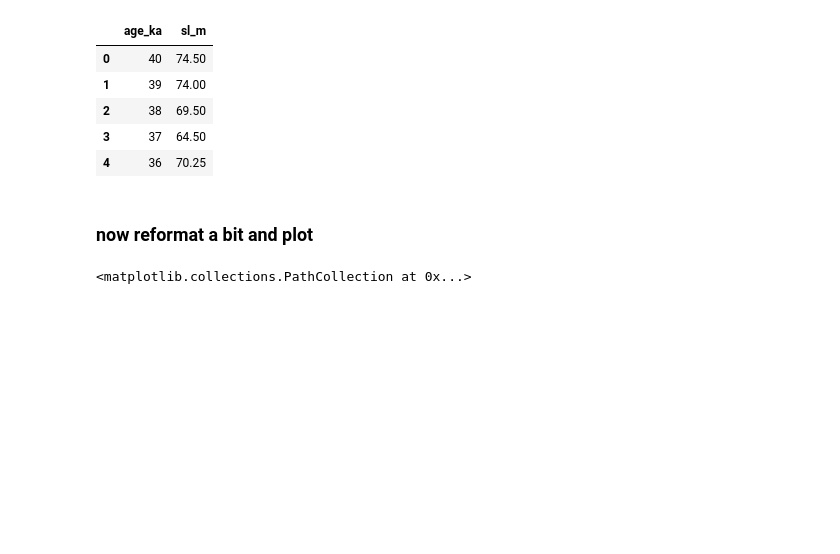
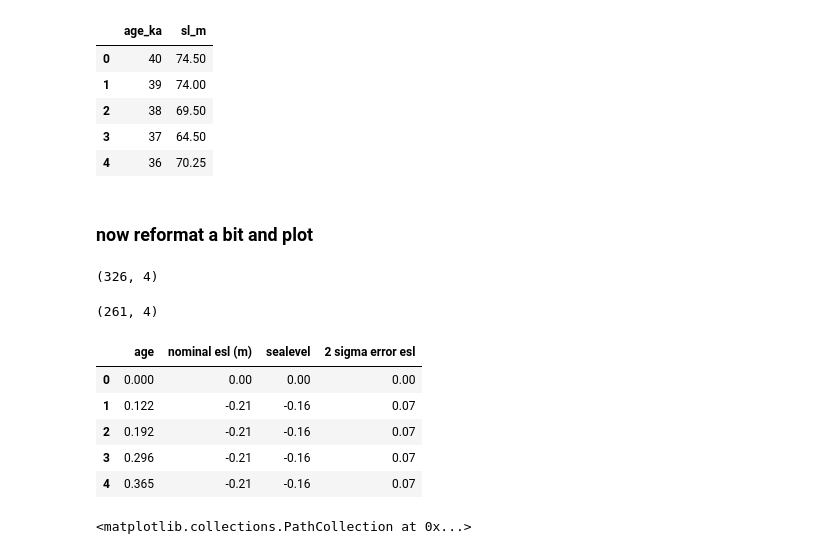
Before and after one commit to tawonque/gbr_flooding, a Jupyter notebook: resample_paperGBR.ipynb, the cells around one changed output. Drawn from its saved outputs; the diff is of its cells as text; code cells hidden in the pictures; blank space fills up the shorter version.

```diff
--- a/resample_paperGBR.ipynb
+++ b/resample_paperGBR.ipynb
@@ -129 +133,5 @@ sea_level_curve.sealevel = (-1)*sea_level_curve.sealevel
+# %%
+sea_level_curve.shape
+# %% [output]
+(326, 4)
 # %%
@@ -131,3 +139,16 @@ sea_level_curve = sea_level_curve[sea_level_curve.index < 24]
+# %%
+sea_level_curve.shape
+# %% [output]
+(261, 4)
 # %%
 # calculate the gradient and keep only the values that increase. only increases in
+# %%
+sea_level_curve.head()
+# %% [output]
+|  | age | nominal esl (m) | sealevel | 2 sigma error esl |
+| 0 | 0.000 | 0.00 | 0.00 | 0.00 |
+| 1 | 0.122 | -0.21 | -0.16 | 0.07 |
+| 2 | 0.192 | -0.21 | -0.16 | 0.07 |
+| 3 | 0.296 | -0.21 | -0.16 | 0.07 |
+| 4 | 0.365 | -0.21 | -0.16 | 0.07 |
 # %%
```
Also changed, not shown: parts of 24 cells of this notebook, 1 other file.
